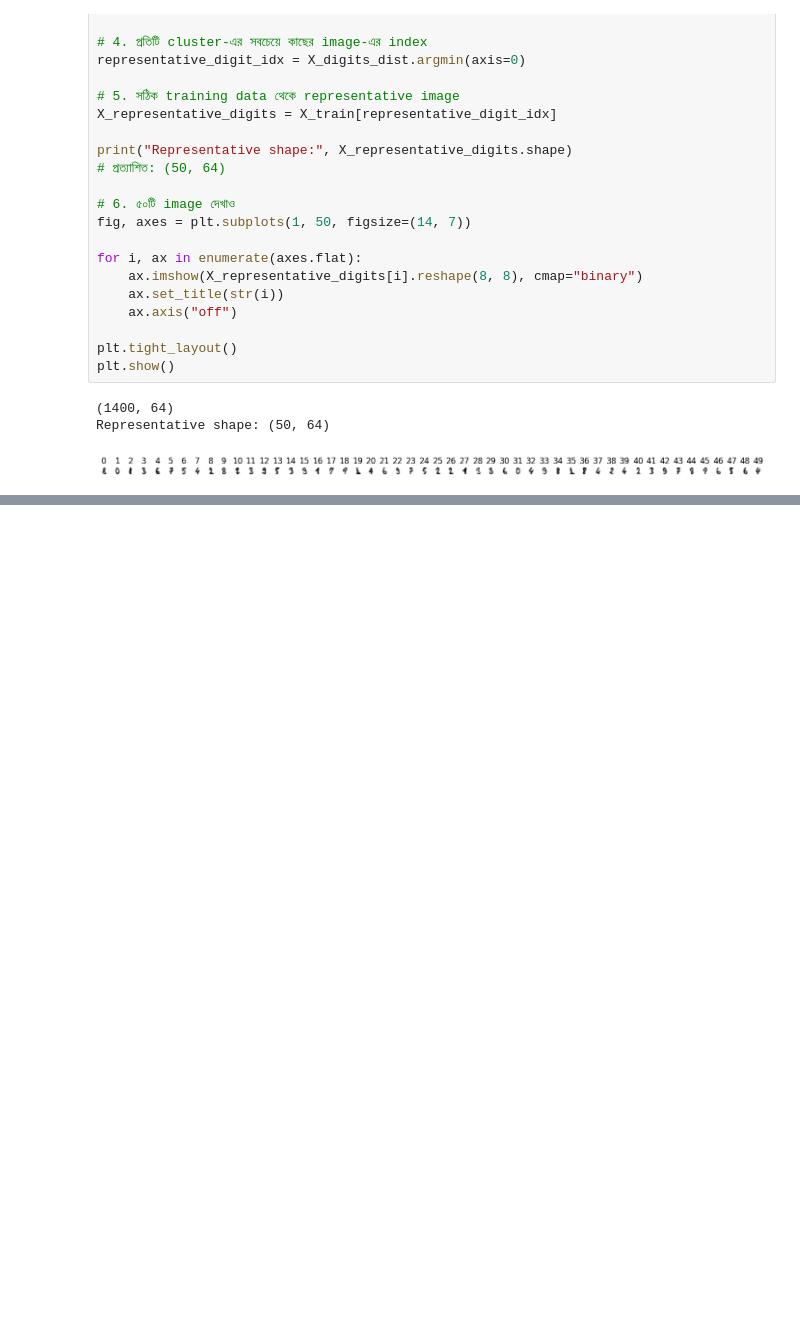
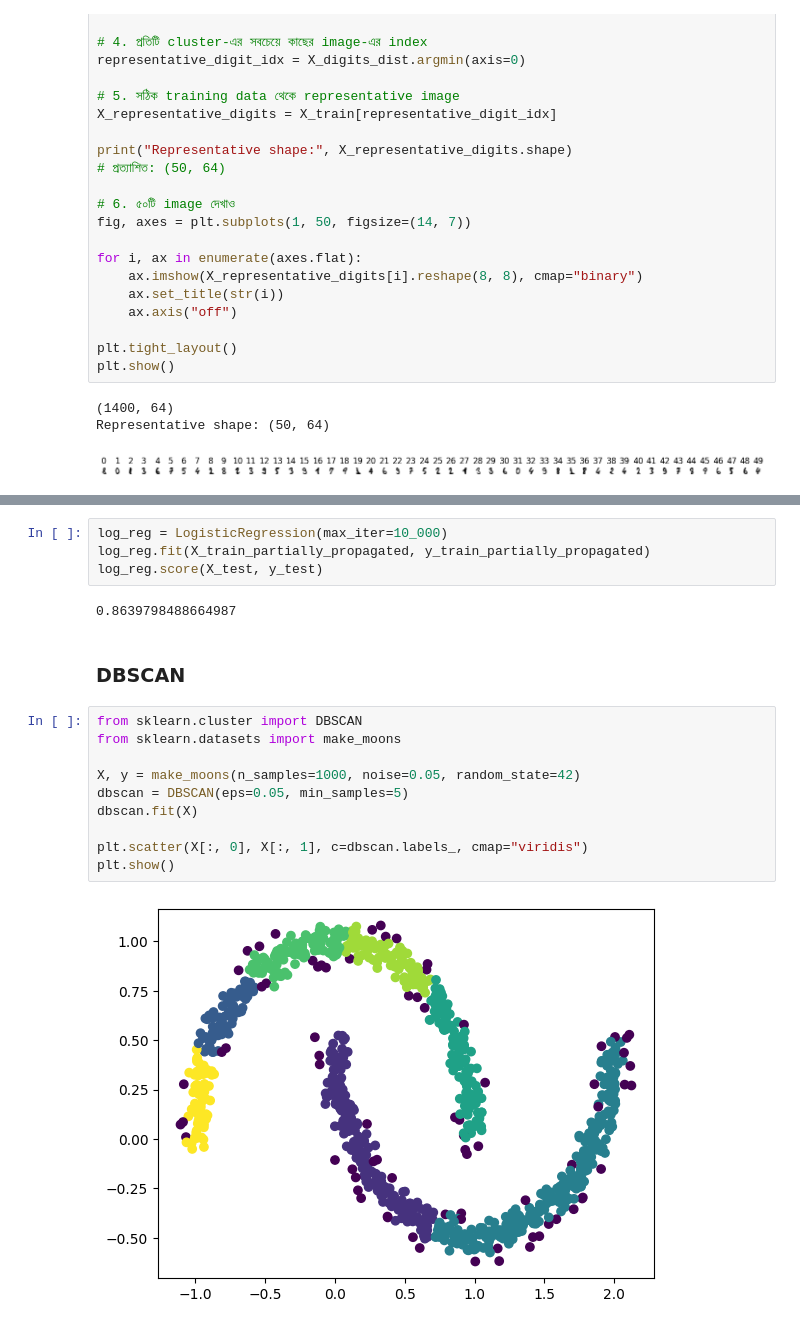
Before and after one commit to SiyamX7/MachineLearning, a Jupyter notebook: Book/chapter_6.ipynb, the cells around one changed output, grey strips where cells are left out. Cells and saved outputs as stored; diff of their text form; blank space fills up the shorter version.

```diff
--- a/Book/chapter_6.ipynb
+++ b/Book/chapter_6.ipynb
@@ -590,0 +612,20 @@ for i in range(k):
+# %%
+log_reg = LogisticRegression(max_iter=10_000)
+log_reg.fit(X_train_partially_propagated, y_train_partially_propagated)
+log_reg.score(X_test, y_test)
+# %% [output]
+0.8639798488664987
+# %% [markdown]
+### DBSCAN
+# %%
+from sklearn.cluster import DBSCAN
+from sklearn.datasets import make_moons
+
+X, y = make_moons(n_samples=1000, noise=0.05, random_state=42)
+dbscan = DBSCAN(eps=0.05, min_samples=5)
+dbscan.fit(X)
+
+plt.scatter(X[:, 0], X[:, 1], c=dbscan.labels_, cmap="viridis")
+plt.show()
+# %% [output]
+[figure, added]
```
Also changed, not shown: parts of 8 cells of this notebook.
